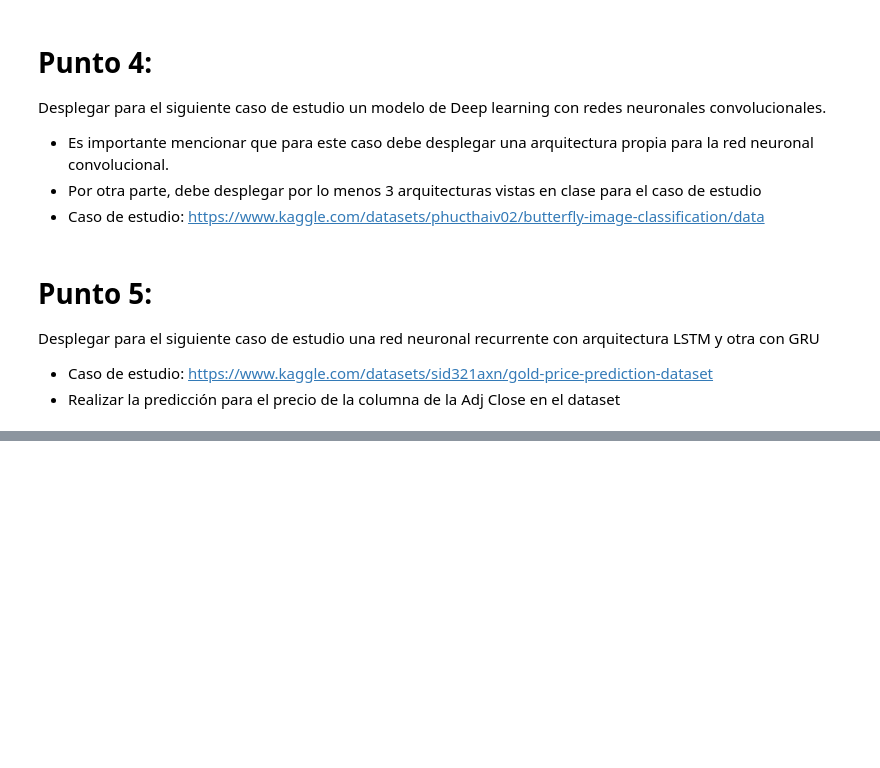
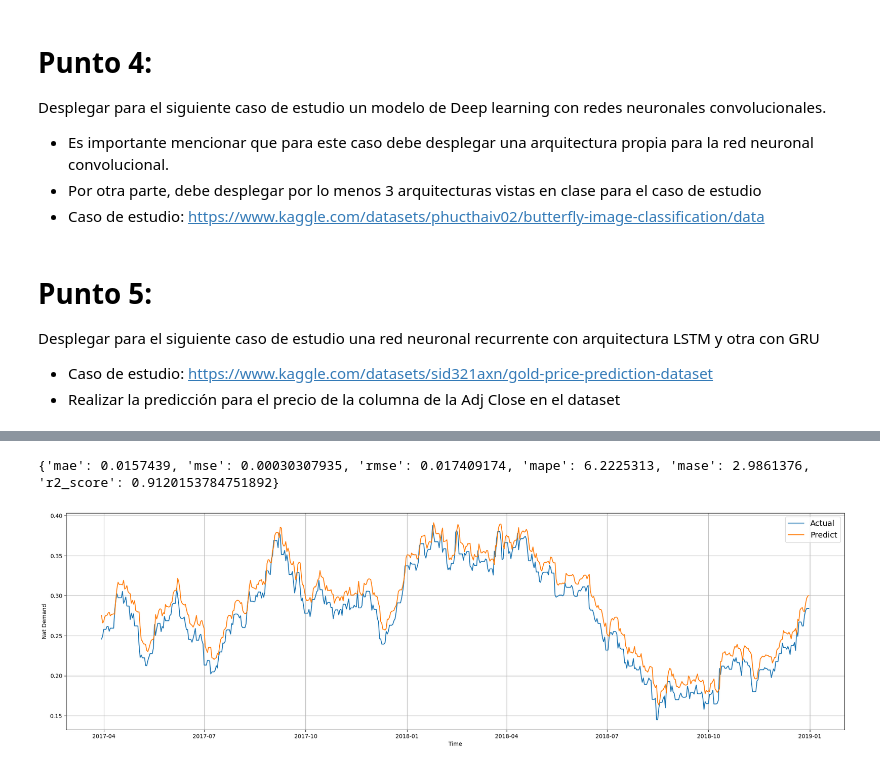
Before and after one commit to TalentoTech-IAA-2024/proyecto, a Jupyter notebook: Parte_1-3_Proyecto.ipynb, the cells around one changed output, grey strips where cells are left out. Drawn from its saved outputs; the diff is of its cells as text; code cells hidden in the pictures; blank space fills up the shorter version.

```diff
--- a/Parte_1-3_Proyecto.ipynb
+++ b/Parte_1-3_Proyecto.ipynb
@@ -296,0 +534,13 @@ Desplegar para el siguiente caso de estudio un modelo de Deep learning con redes
+# %%
+model_gru = Sequential([
+    GRU(80,activation='relu',input_shape=(sequence_length,1), return_sequences=True),
+    GRU(70, activation='relu',return_sequences=True),
+    layers.BatchNormalization(),
+    GRU(30, activation='relu'),
+    layers.Dropout(0.2),
+    Dense(1)
+])
+# %%
+model_gru.compile(optimizer=Adam(learning_rate=0.01),loss='mse',metrics=['mae'])
+# %%
+history_gru = model_gru.fit(X_train,y_train,epochs=100,batch_size=32,validation_data=(X_test,y_test))
@@ -296,0 +565,2 @@ Desplegar para el siguiente caso de estudio un modelo de Deep learning con redes
+# %%
+y_pred_gru = model_gru.predict(X_test)
@@ -296,0 +569,9 @@ Desplegar para el siguiente caso de estudio un modelo de Deep learning con redes
+# %%
+results_gru = evaluate_preds(y_test.flatten(), y_pred_gru.flatten())
+print(results_gru)
+# %% [output]
+{'mae': 0.0157439, 'mse': 0.00030307935, 'rmse': 0.017409174, 'mape': 6.2225313, 'mase': 2.9861376, 'r2_score': 0.9120153784751892}
+# %%
+plot_combined_time_series(timesteps=timesteps_test, y_true=y_test.flatten(), y_pred=y_pred_gru.flatten())
+# %% [output]
+[figure, added]
```
Also changed, not shown: parts of 24 cells of this notebook, 1 other file.
